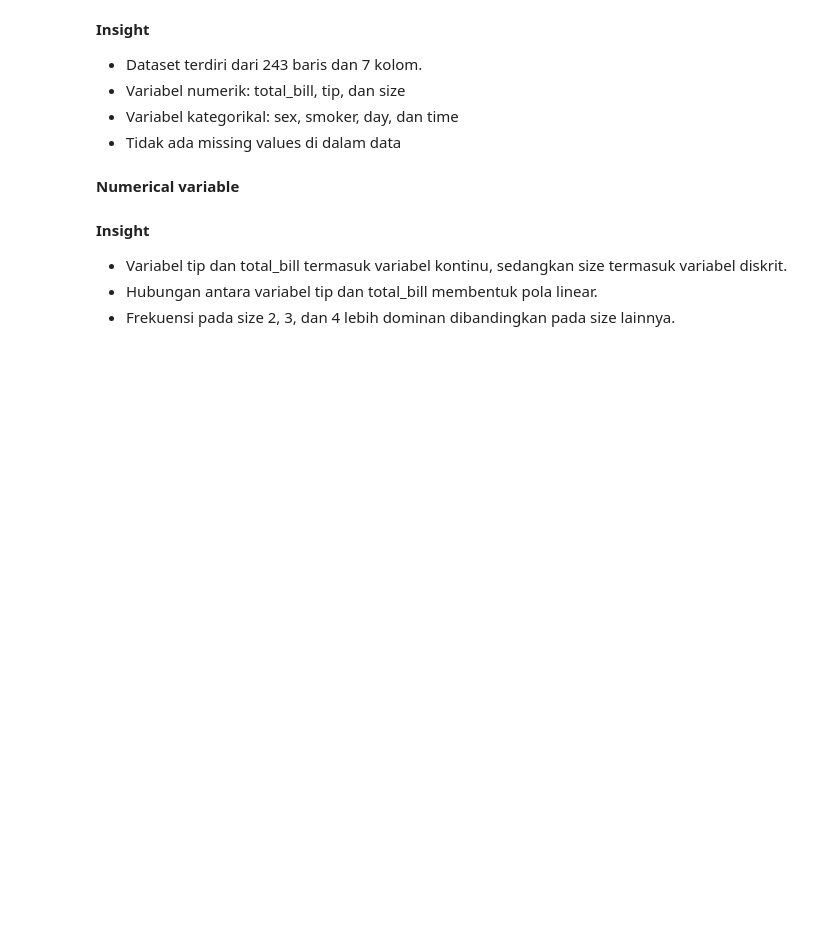
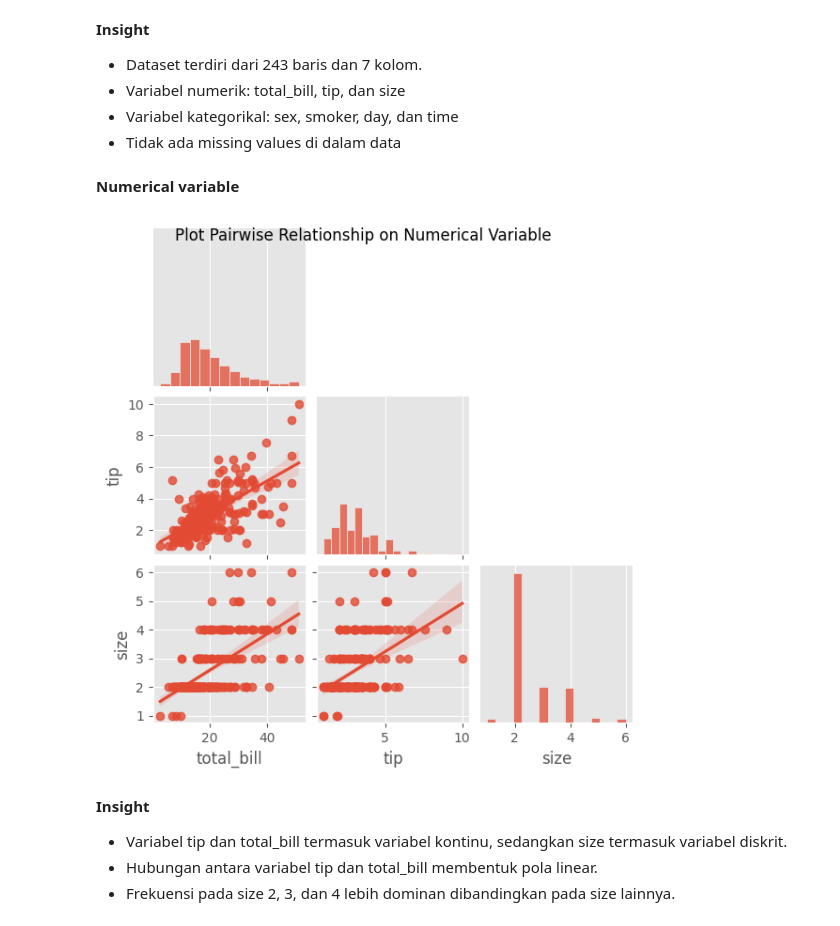
Before and after one commit to fikigayo/Bootcamp-Purwadhika, a Jupyter notebook: modul-3/m3_s3_regression_blank.ipynb, the cells around one changed output. Cells and saved outputs as stored; diff of their text form; code cells hidden in the pictures; blank space fills up the shorter version.

```diff
--- a/modul-3/m3_s3_regression_blank.ipynb
+++ b/modul-3/m3_s3_regression_blank.ipynb
@@ -509,6 +519,13 @@ pd.DataFrame({
 - Tidak ada missing values di dalam data
 # %% [markdown]
 **Numerical variable**
+# %%
+numerical = [var for var in data.columns if data[var].dtypes!='category']
+graph = sns.pairplot(data[numerical],corner=True,kind='reg',height=2)
+graph.fig.suptitle('Plot Pairwise Relationship on Numerical Variable')
+plt.show()
+# %% [output]
+[figure, added]
 # %% [markdown]
 **Insight**
 
```
Also changed, not shown: parts of 34 cells of this notebook, 5 other files.
